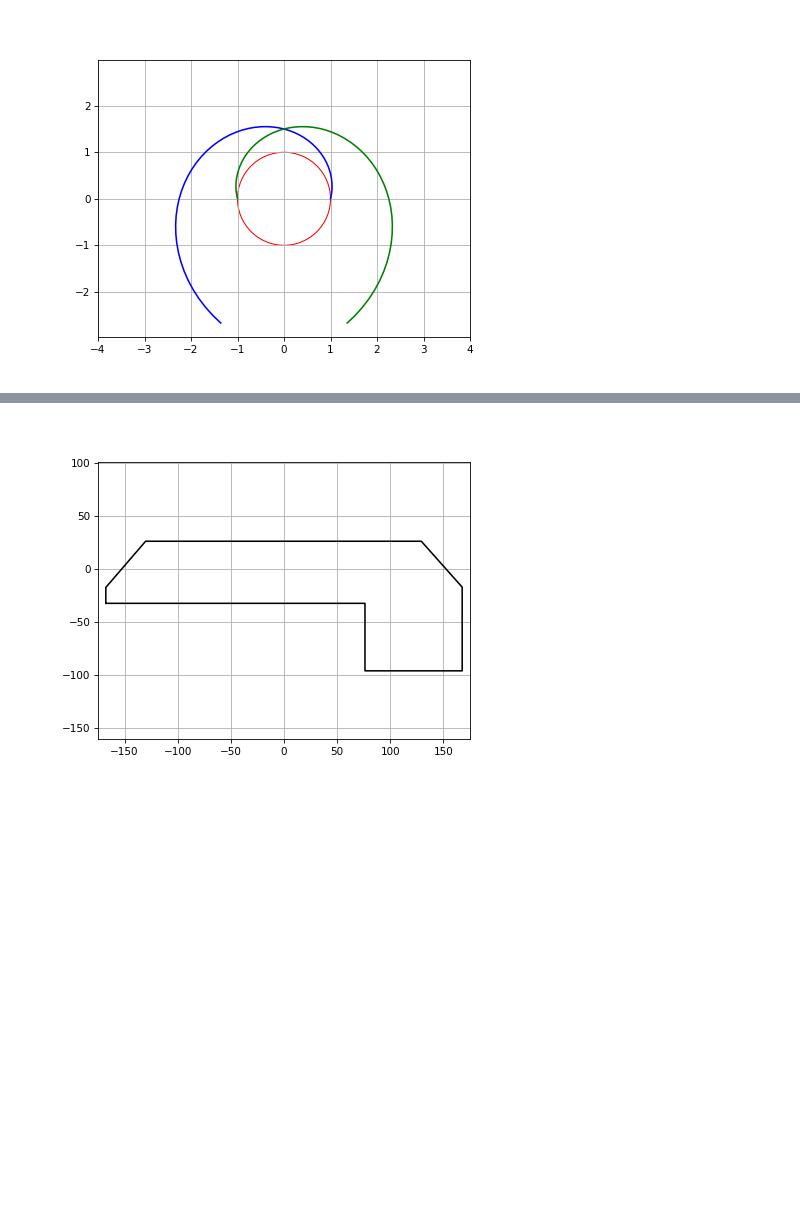
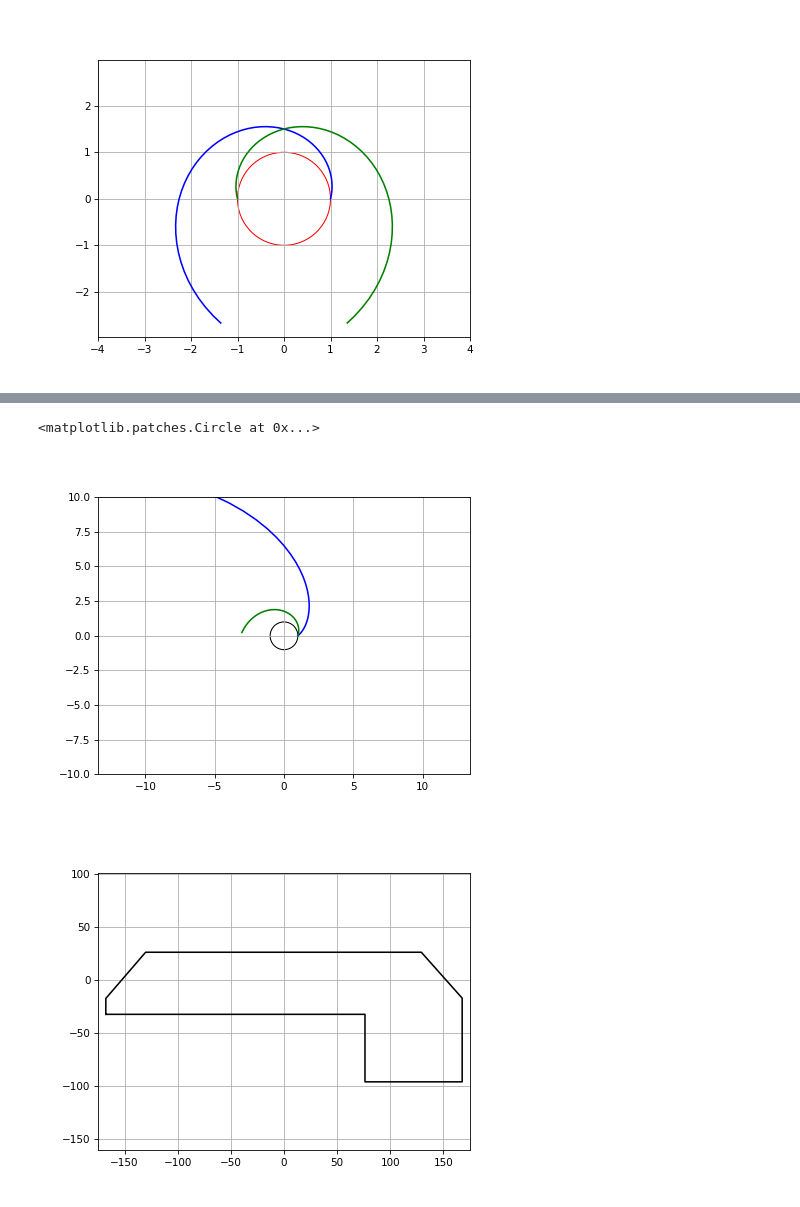
Before and after one commit to G-IV/Log-Spiral-Pattern, a Jupyter notebook: Log Spiral Jupyter Notebook.ipynb, the cells around one changed output, grey strips where cells are left out. Drawn from its saved outputs; the diff is of its cells as text; code cells hidden in the pictures; blank space fills up the shorter version.

```diff
--- a/Log Spiral Jupyter Notebook.ipynb
+++ b/Log Spiral Jupyter Notebook.ipynb
@@ -299,3 +348,48 @@ mirrored_and_rotated_plot.plot([x for x, y in mirrored_and_rotated_points], [y f
+# %%
+#------------------------------------------------------------
+#
+#   Pitch angle drives how tight the curve is.
+#
+# k is the curvature of the curve, found by: cos(angle)
+#
+# k = cos(0°) is a straight line
+# k = cos(90°) is a circle
+# So for a tighter curve, change the angle to a higher value
+#
+#------------------------------------------------------------
+
+fig, pitch_angle_plot = plt.subplots()
+plt.rcParams['figure.dpi'] = 75 # Set this to make the plot bigger
+pitch_angle_plot.axis('equal') # Set the aspect ratio of the plot to be equal
+pitch_angle_plot.grid(True) # Turn on the grid
+pitch_angle_plot.set_xlim(-10, 10) # Set the limits of the plot
+pitch_angle_plot.set_ylim(-10, 10) # Set the limits of the plot
+
+# Returns the pitch angle of the log curve
+def pitch_angle(angle=40):
+    return 1/math.tan(math.radians(angle))
+
+pa_40 = []
+pa_70 = []
+for i in range(0, 40):
+    theta = i * math.pi / 40
+    distance = math.exp(pitch_angle(40) * theta)
+    x = distance * math.cos(theta)
+    y = distance * math.sin(theta)
+    pa_40.append([x, y])
+    distance = math.exp(pitch_angle(70) * theta)
+    x = distance * math.cos(theta)
+    y = distance * math.sin(theta)
+    pa_70.append([x, y])
+
+pitch_angle_plot.plot([x for x, y in pa_40], [y for x, y in pa_40], 'b-')
+pitch_angle_plot.plot([x for x, y in pa_70], [y for x, y in pa_70], 'g-')
+
+circle = plt.Circle((0,0), 1, color='k', fill=False)
+pitch_angle_plot.add_artist(circle)
+# %% [output]
+<matplotlib.patches.Circle at 0x...>
+[figure, added]
 # %%
 #------------------------------------------------------------
 #
```
Also changed, not shown: parts of 2 cells of this notebook.
